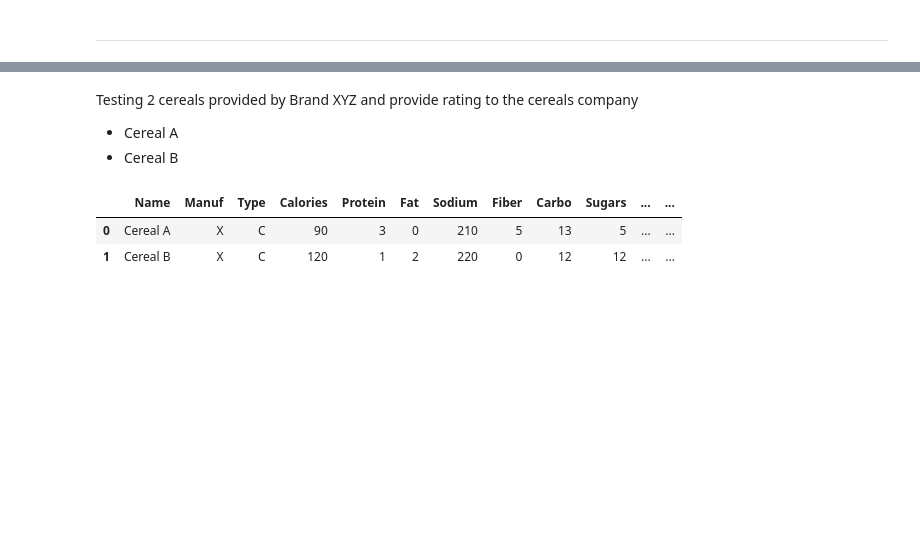
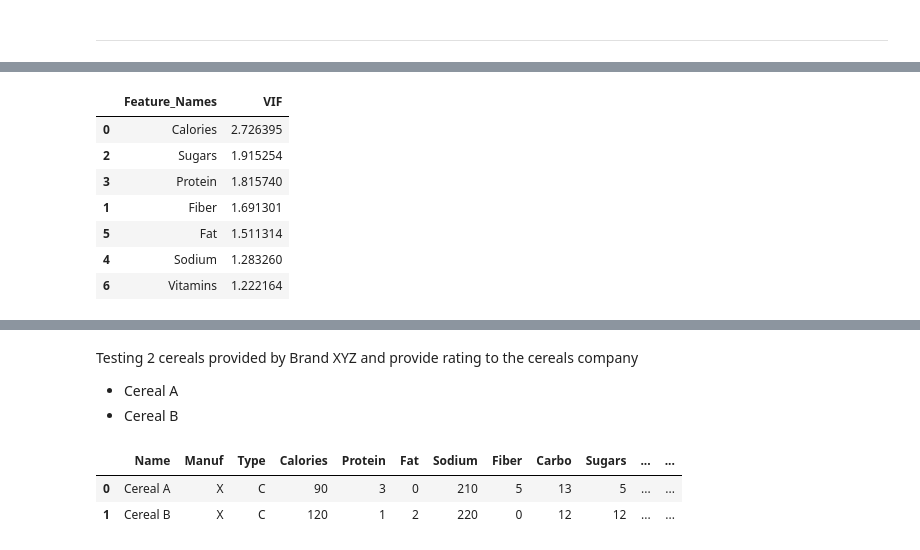
Before and after one commit to jivaniyash/ML_Projects, a Jupyter notebook: cereals_rating_prediction_multiple_linear_regression/main.ipynb, the cells around one changed output, grey strips where cells are left out. Drawn from its saved outputs; the diff is of its cells as text; code cells hidden in the pictures; blank space fills up the shorter version.

```diff
--- a/cereals_rating_prediction_multiple_linear_regression/main.ipynb
+++ b/cereals_rating_prediction_multiple_linear_regression/main.ipynb
@@ -242,10 +243,0 @@ calculate_vif(df2,features)
-# %%
-# removing fiber
-features = ['Protein',
-            'Fat',
-            'Sodium',
-            'Carbo',
-            'Sugars',
-            'Potass',
-            'Vitamins']
-calculate_vif(df2,features)
@@ -352,13 +243,0 @@ class Multiple_LinearRegression:
-# %%
-features = ['Calories',
-            'Protein',
-            'Fat',
-            'Sodium',
-            'Fiber',
-            'Carbo',
-            'Sugars',
-            'Potass',
-            'Vitamins']
-md = Multiple_LinearRegression(df=df2, X_column_name=features,
-                                y_column_name='Rating',
-                                test_size=0.2, random_state=42)
@@ -395,11 +243,0 @@ md.plots()
-# %%
-features = ['Protein',
-            'Fat',
-            'Sodium',
-            'Carbo',
-            'Sugars',
-            'Potass',
-            'Vitamins']
-md = Multiple_LinearRegression(df=df2, X_column_name=features,
-                                y_column_name='Rating',
-                                test_size=0.2, random_state=42)
@@ -435,0 +476,19 @@ After training & testing models with changing features, it is better to select m
+# %%
+model_4_features = ['Calories',
+                    'Fiber',
+                    'Sugars',
+                    'Protein',
+                    'Sodium',
+                    'Fat',
+                    'Vitamins'
+                    ]
+calculate_vif(df2,model_4_features)
+# %% [output]
+|  | Feature_Names | VIF |
+| 0 | Calories | 2.726395 |
+| 2 | Sugars | 1.915254 |
+| 3 | Protein | 1.815740 |
+| 1 | Fiber | 1.691301 |
+| 5 | Fat | 1.511314 |
+| 4 | Sodium | 1.283260 |
+| 6 | Vitamins | 1.222164 |
```
Also changed, not shown: parts of 57 cells of this notebook.
